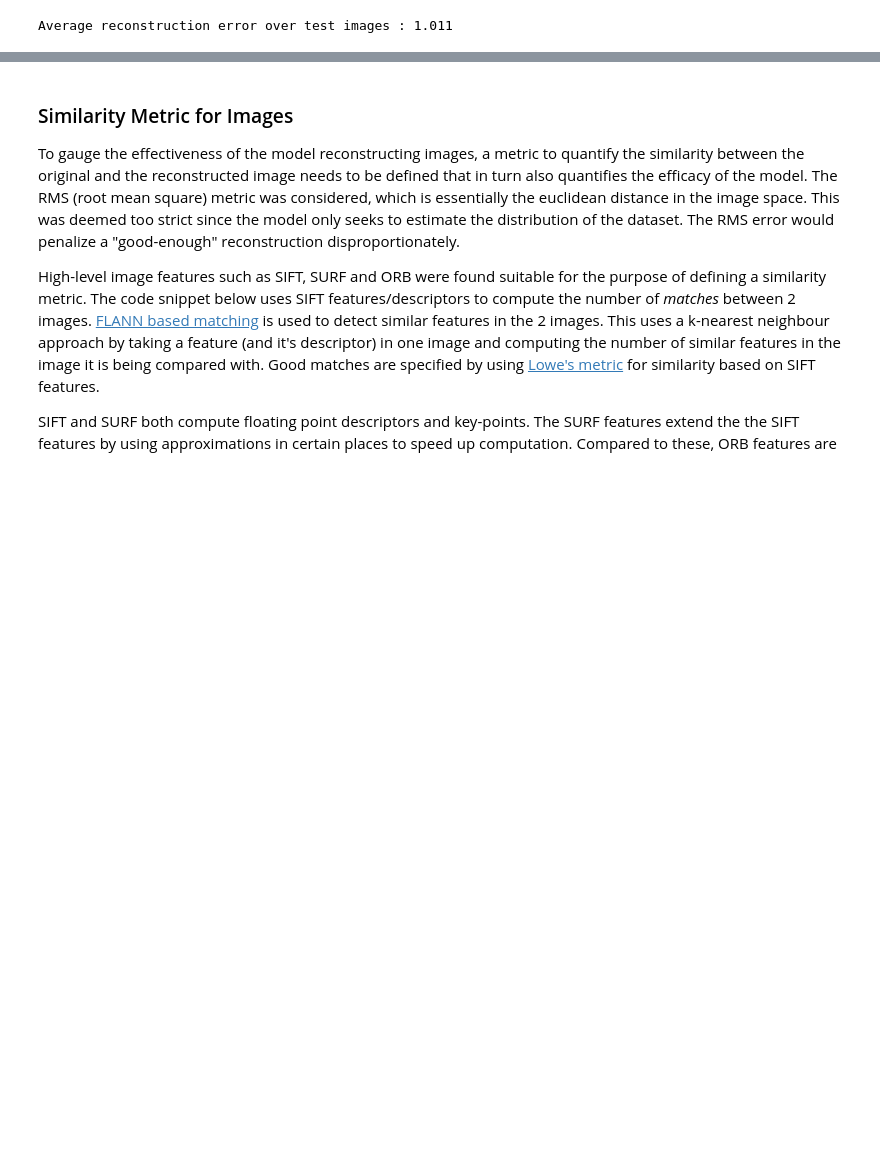
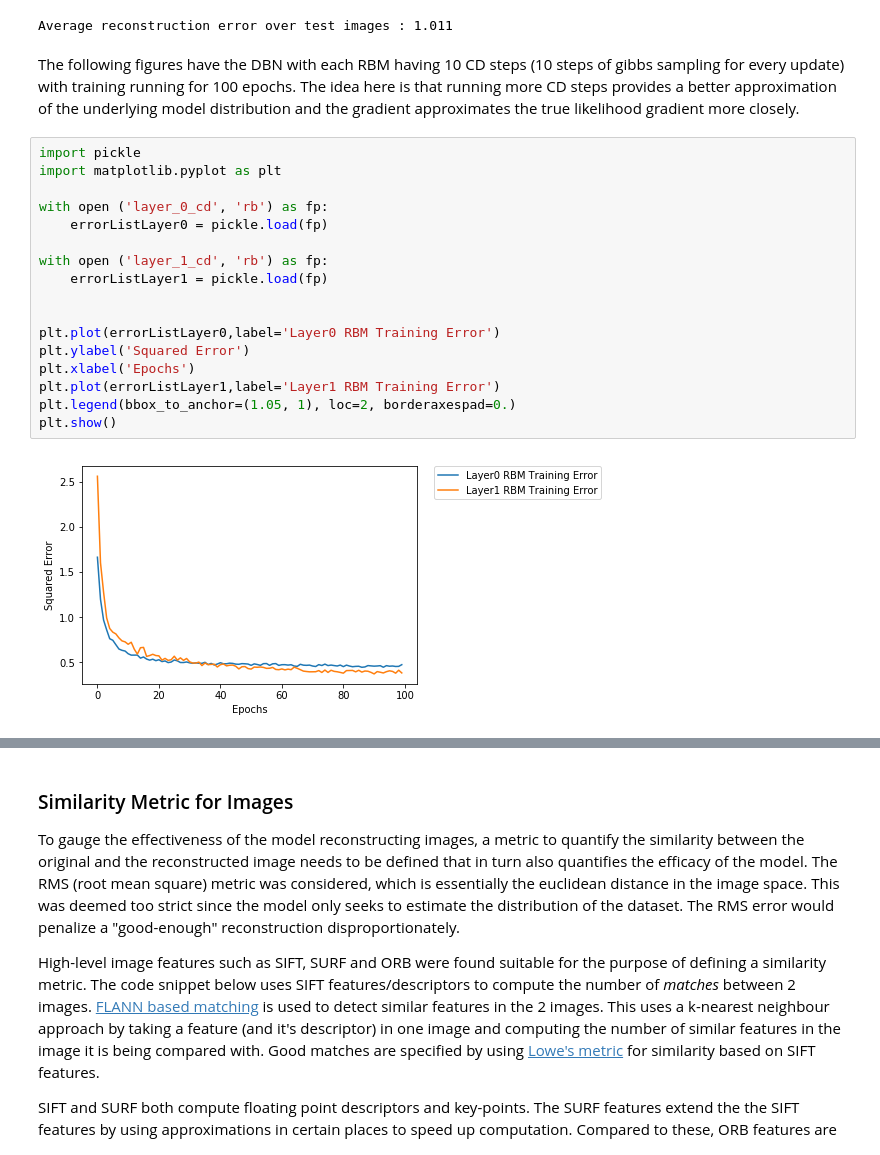
Before and after one commit to ishaanb92/Generative-Models-, a Jupyter notebook: Classifier_Documentation.ipynb, the cells around one changed output, grey strips where cells are left out. Drawn from its saved outputs; the diff is of its cells as text; blank space fills up the shorter version.

```diff
--- a/Classifier_Documentation.ipynb
+++ b/Classifier_Documentation.ipynb
@@ -241,3 +241,24 @@ print('Average reconstruction error over test images : {0:.3f}'.format(np.mean(t
 # %% [output]
 [figure]
 Average reconstruction error over test images : 1.011
+# %% [markdown]
+The following figures have the DBN with each RBM having 10 CD steps (10 steps of gibbs sampling for every update) with training running for 100 epochs. The idea here is that running more CD steps provides a better approximation of the underlying model distribution and the gradient approximates the true likelihood gradient more closely.
+# %%
+import pickle
+import matplotlib.pyplot as plt
+
+with open ('layer_0_cd', 'rb') as fp:
+    errorListLayer0 = pickle.load(fp)
+
+with open ('layer_1_cd', 'rb') as fp:
+    errorListLayer1 = pickle.load(fp)
+
+
+plt.plot(errorListLayer0,label='Layer0 RBM Training Error')
+plt.ylabel('Squared Error')
+plt.xlabel('Epochs')
+plt.plot(errorListLayer1,label='Layer1 RBM Training Error')
+plt.legend(bbox_to_anchor=(1.05, 1), loc=2, borderaxespad=0.)
+plt.show()
+# %% [output]
+[figure, added]
```
Also changed, not shown: parts of 3 cells of this notebook.
